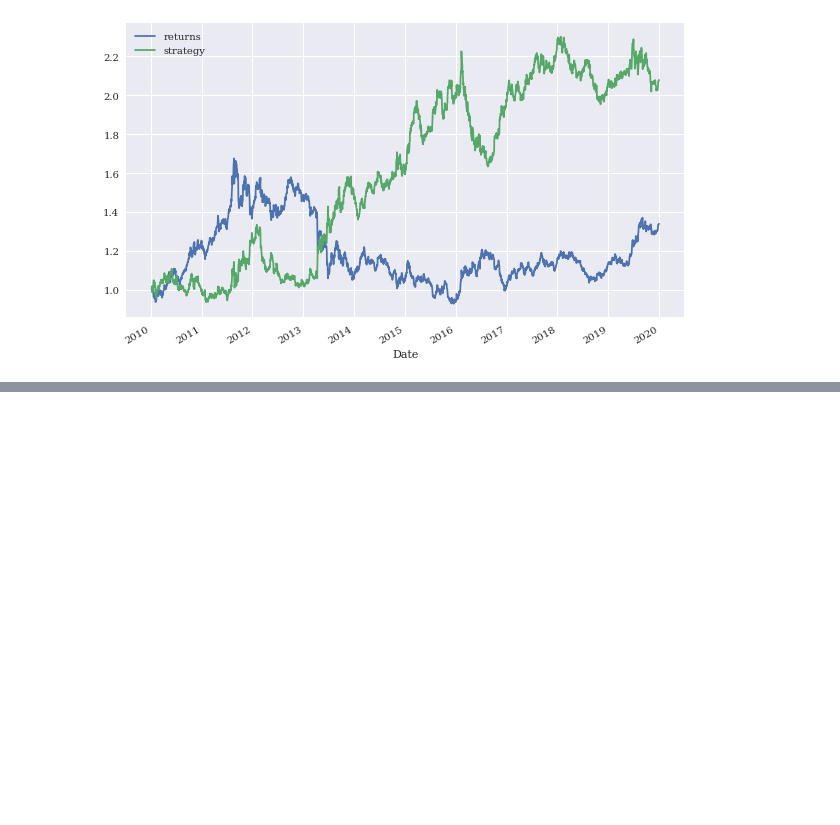
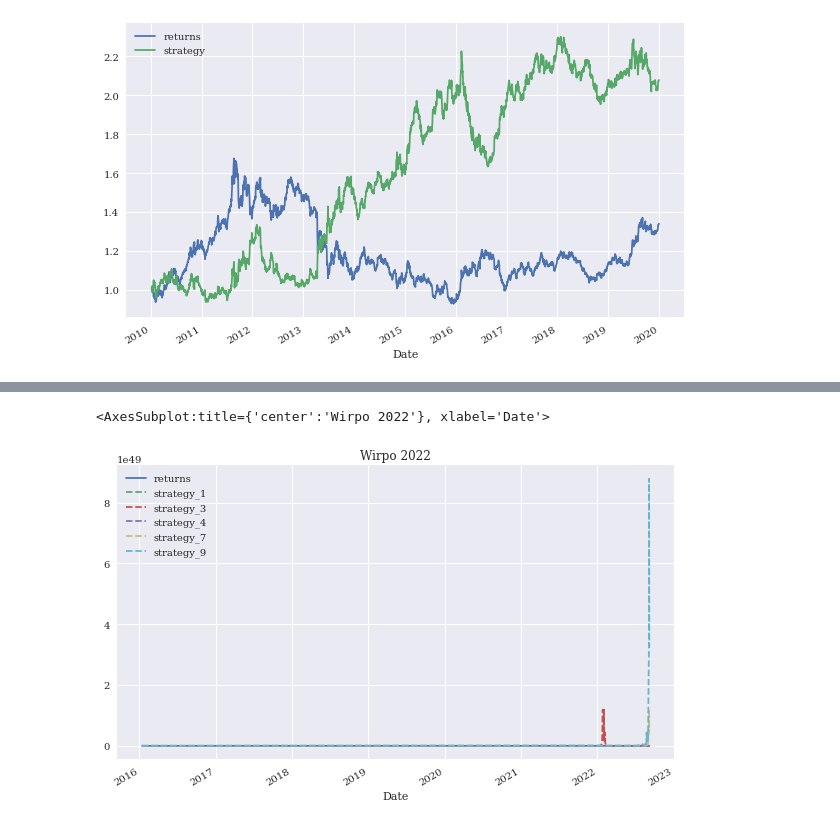
Before and after one commit to omsouravsharma/Python_for_algorithmic_trading-, a Jupyter notebook: Chapter 2.ipynb, the cells around one changed output, grey strips where cells are left out. Saved outputs shown, nothing was run; the diff lists cells and outputs as text; code cells hidden in the pictures; blank space fills up the shorter version.

```diff
--- a/Chapter 2.ipynb
+++ b/Chapter 2.ipynb
@@ -202,4 +203,4 @@ data[['returns', 'strategy']].dropna().cumsum().apply(np.exp).plot(figsize=(10,6
 # %% [output]
 [figure]
 # %%
-PG 102 try live example WIPRO
+data = web.DataReader('WIPRO.NS', 'yahoo', '2016-01-01','2022-09-30')
@@ -205,0 +223,15 @@ PG 102 try live example WIPRO
+# %%
+data['returns']= np.log(data['Close']/data['Close'].shift(1))
+# %%
+to_plot = ['returns']
+# %%
+for m in [1,3,4,7,9]:
+    data['position_%d' % m] = np.sign(data['returns'].rolling(m).mean())
+    data['strategy_%d' % m] = np.sign(data['position_%d' %m].shift(1)*data['returns'])
+    to_plot.append('strategy_%d' %m)
+# %%
+data[to_plot].dropna().cumsum().apply(np.exp).plot(title='Wirpo 2022',
+                                                  figsize =(10,6), style = ['-','--','--','--','--','--'])
+# %% [output]
+<AxesSubplot:title={'center':'Wirpo 2022'}, xlabel='Date'>
+[figure, added]
```
Also changed, not shown: parts of 6 cells of this notebook.
